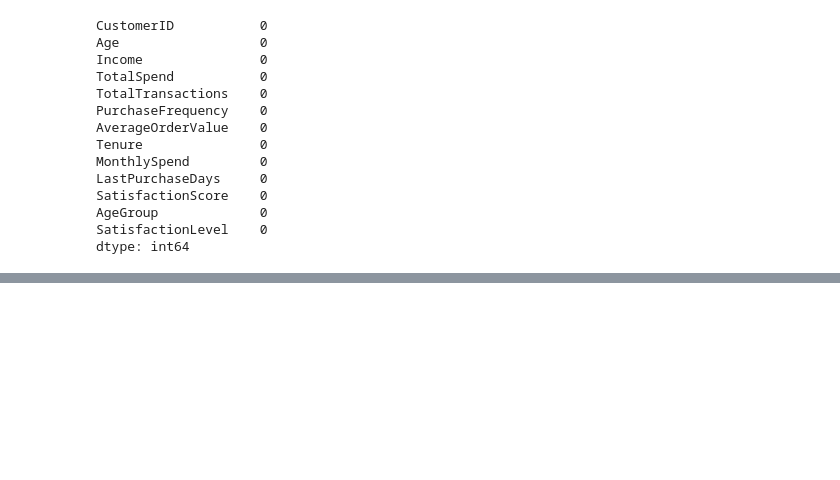
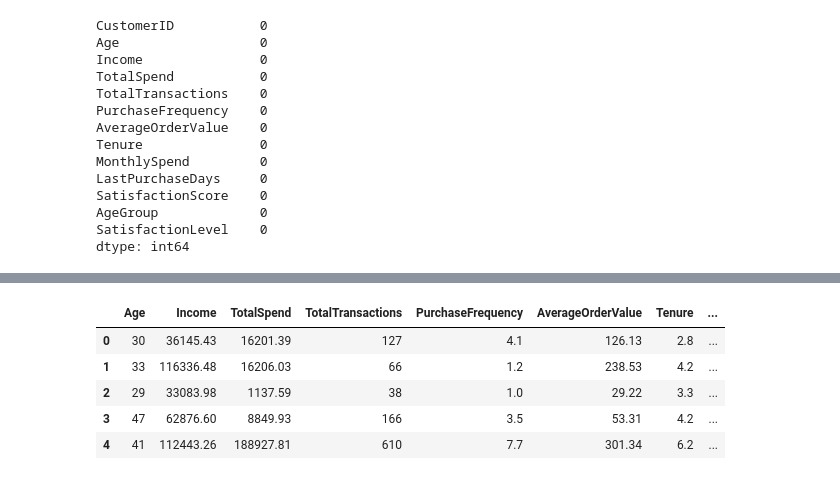
Before and after one commit to ashishpatel3630-art/PRISM_AI_Models, a Jupyter notebook: model/Customer_segmentation/Segmentation.ipynb, the cells around one changed output, grey strips where cells are left out. Cells and saved outputs as stored; diff of their text form; code cells hidden in the pictures; blank space fills up the shorter version.

```diff
--- a/model/Customer_segmentation/Segmentation.ipynb
+++ b/model/Customer_segmentation/Segmentation.ipynb
@@ -220,0 +160,23 @@ dtype: int64
+# %%
+X = df[
+[
+"Age",
+"Income",
+"TotalSpend",
+"TotalTransactions",
+"PurchaseFrequency",
+"AverageOrderValue",
+"Tenure",
+"MonthlySpend",
+"SatisfactionScore"
+]
+]
+# %%
+X.head()
+# %% [output]
+|  | Age | Income | TotalSpend | TotalTransactions | PurchaseFrequency | AverageOrderValue | Tenure | ... |
+| 0 | 30 | 36145.43 | 16201.39 | 127 | 4.1 | 126.13 | 2.8 | ... |
+| 1 | 33 | 116336.48 | 16206.03 | 66 | 1.2 | 238.53 | 4.2 | ... |
+| 2 | 29 | 33083.98 | 1137.59 | 38 | 1.0 | 29.22 | 3.3 | ... |
+| 3 | 47 | 62876.60 | 8849.93 | 166 | 3.5 | 53.31 | 4.2 | ... |
+| 4 | 41 | 112443.26 | 188927.81 | 610 | 7.7 | 301.34 | 6.2 | ... |
```
Also changed, not shown: parts of 21 cells of this notebook, 1 other file.
